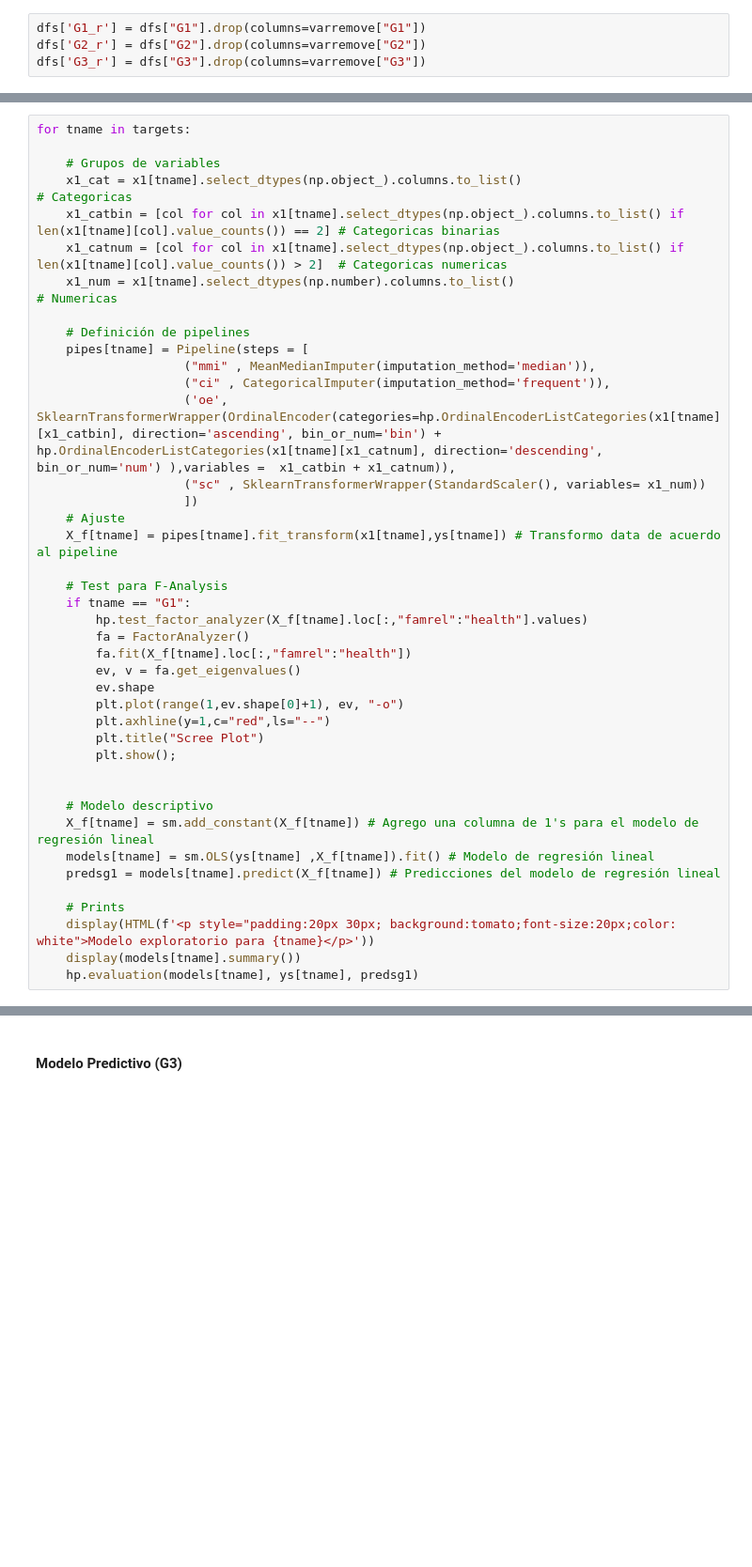
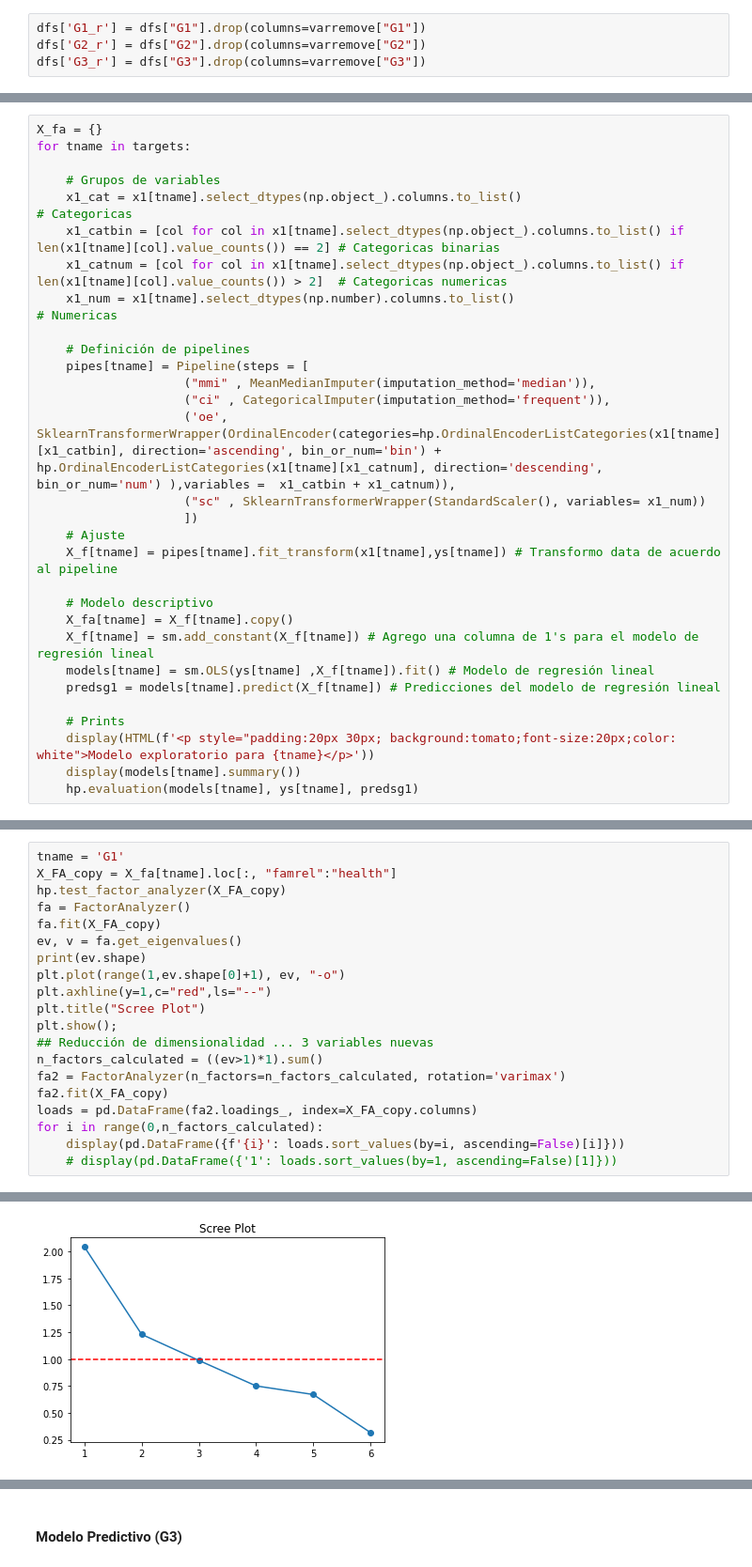
Before and after one commit to tomaspemora/desafio-latam-tareas-BA-TP, a Jupyter notebook: fundamentos_data_science/Prueba/desafio_2 Final.ipynb, the cells around one changed output, grey strips where cells are left out. Shown at 94% size. Saved outputs shown, nothing was run; the diff lists cells and outputs as text; blank space fills up the shorter version.

Commit message:
factor analysis para las 6 variables

```diff
--- a/fundamentos_data_science/Prueba/desafio_2 Final.ipynb
+++ b/fundamentos_data_science/Prueba/desafio_2 Final.ipynb
@@ -168,4 +225,5 @@ for tname in targets:
 # %%
+X_fa = {}
 for tname in targets:
 
     # Grupos de variables
@@ -184,20 +242,8 @@ for tname in targets:
     # Ajuste
     X_f[tname] = pipes[tname].fit_transform(x1[tname],ys[tname]) # Transformo data de acuerdo al pipeline
 
-    # Test para F-Analysis
-    if tname == "G1":
-        hp.test_factor_analyzer(X_f[tname].loc[:,"famrel":"health"].values)
-        fa = FactorAnalyzer()
-        fa.fit(X_f[tname].loc[:,"famrel":"health"])
-        ev, v = fa.get_eigenvalues()
-        ev.shape
-        plt.plot(range(1,ev.shape[0]+1), ev, "-o")
-        plt.axhline(y=1,c="red",ls="--")
-        plt.title("Scree Plot")
-        plt.show();
-
-
     # Modelo descriptivo
+    X_fa[tname] = X_f[tname].copy()
     X_f[tname] = sm.add_constant(X_f[tname]) # Agrego una columna de 1's para el modelo de regresión lineal
     models[tname] = sm.OLS(ys[tname] ,X_f[tname]).fit() # Modelo de regresión lineal
     predsg1 = models[tname].predict(X_f[tname]) # Predicciones del modelo de regresión lineal
@@ -208,0 +326,21 @@ for tname in targets:
+# %%
+tname = 'G1'
+X_FA_copy = X_fa[tname].loc[:, "famrel":"health"]
+hp.test_factor_analyzer(X_FA_copy)
+fa = FactorAnalyzer()
+fa.fit(X_FA_copy)
+ev, v = fa.get_eigenvalues()
+print(ev.shape)
+plt.plot(range(1,ev.shape[0]+1), ev, "-o")
+plt.axhline(y=1,c="red",ls="--")
+plt.title("Scree Plot")
+plt.show();
+## Reducción de dimensionalidad ... 3 variables nuevas
+n_factors_calculated = ((ev>1)*1).sum()
+fa2 = FactorAnalyzer(n_factors=n_factors_calculated, rotation='varimax')
+fa2.fit(X_FA_copy)
+loads = pd.DataFrame(fa2.loadings_, index=X_FA_copy.columns)
+for i in range(0,n_factors_calculated):
+    display(pd.DataFrame({f'{i}': loads.sort_values(by=i, ascending=False)[i]}))
+    # display(pd.DataFrame({'1': loads.sort_values(by=1, ascending=False)[1]}))
+# %% [output]
@@ -208,0 +357 @@ for tname in targets:
+[figure, added]
```
Also changed, not shown: parts of 7 cells of this notebook, 1 other file.
